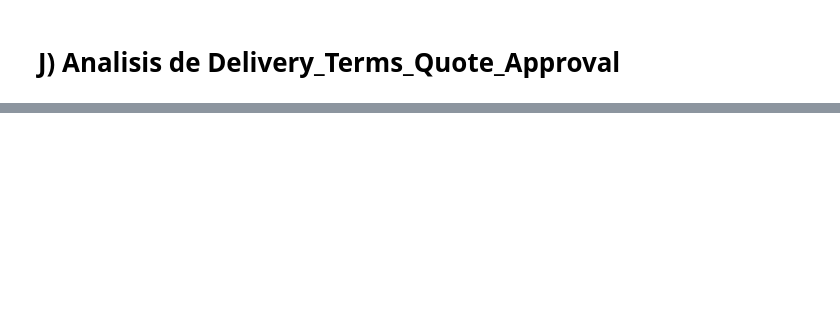
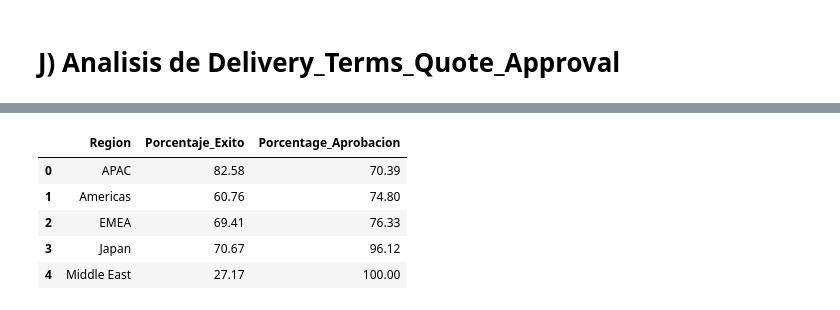
Before and after one commit to FerFabbiano/tp1-OrganizacionDeDatos, a Jupyter notebook: TP1_OrgaDeDatos.ipynb, the cells around one changed output, grey strips where cells are left out. Saved outputs shown, nothing was run; the diff lists cells and outputs as text; code cells hidden in the pictures; blank space fills up the shorter version.

```diff
--- a/TP1_OrgaDeDatos.ipynb
+++ b/TP1_OrgaDeDatos.ipynb
@@ -1260,4 +1047,5 @@ necesita_delivery_terms_region = entrenamientoDf.groupby("Region").agg({"Pricing
 necesita_delivery_terms_region["Pricing, Delivery_Terms_Quote_Appr"]= necesita_delivery_terms_region["Pricing, Delivery_Terms_Quote_Appr"].astype(float)
 necesita_delivery_terms_region["Opportunity_ID"] = necesita_delivery_terms_region["Opportunity_ID"].astype(float)
 necesita_delivery_terms_region["Porcentaje_requerimiento_aprovacion"] = (necesita_delivery_terms_region["Pricing, Delivery_Terms_Quote_Appr"] / necesita_delivery_terms_region["Opportunity_ID"]) * 100
-necesita_delivery_terms_region
+porcentaje_aprobacion_req_region = necesita_delivery_terms_region[["Region", "Porcentaje_requerimiento_aprovacion"]]
+porcentaje_aprobacion_req_region.to_csv("porcentaje_aprobacion_req_region.csv")
@@ -1264,14 +1059,25 @@ necesita_delivery_terms_region
 # %%
 #Analizamos si influye esto en los casos ganados con el porcentaje exito.
 exito_regiones_Segun_aprobacion = entrenamientoDf
 exito_regiones_Segun_aprobacion["Total_Oportunidades"] = entrenamientoDf["Stage"].count()
 exito_regiones_Segun_aprobacion["Casos_Ganados"] = exito_regiones_Segun_aprobacion["Stage"] == "Closed Won"
-exito_regiones_Segun_aprobacion = exito_regiones_Segun_aprobacion.groupby("Region").agg({"Pricing, Delivery_Terms_Quote_Appr" : "sum", "Casos_Ganados" :'sum'})
+exito_regiones_Segun_aprobacion = exito_regiones_Segun_aprobacion.groupby("Region").agg({"Pricing, Delivery_Terms_Quote_Appr" : "sum", "Casos_Ganados" :'sum', "Total_Oportunidades" : "min"})
 exito_regiones_Segun_aprobacion["Pricing, Delivery_Terms_Quote_Appr"] = exito_regiones_Segun_aprobacion["Pricing, Delivery_Terms_Quote_Appr"].astype(float)
 exito_regiones_Segun_aprobacion["Casos_Ganados"] = exito_regiones_Segun_aprobacion["Casos_Ganados"].astype(float)
 
 exito_regiones_Segun_aprobacion["Porcentaje_Exito"] = (exito_regiones_Segun_aprobacion["Casos_Ganados"] / exito_regiones_Segun_aprobacion["Pricing, Delivery_Terms_Quote_Appr"]) * 100
-exito_regiones_Segun_aprobacion
+
+exito_regiones_Segun_aprobacion = exito_regiones_Segun_aprobacion.reset_index()
+exito_regiones_Segun_aprobacion = exito_regiones_Segun_aprobacion[["Region", "Porcentaje_Exito"]]
+exito_regiones_Segun_aprobacion["Porcentage_Aprobacion"] = porcentaje_aprobacion_req_region["Porcentaje_requerimiento_aprovacion"]
+exito_regiones_Segun_aprobacion.to_csv("exito_regiones_Segun_porcentaje_aprobacion.csv")
+# %% [output]
+|  | Region | Porcentaje_Exito | Porcentage_Aprobacion |
+| 0 | APAC | 82.58 | 70.39 |
+| 1 | Americas | 60.76 | 74.80 |
+| 2 | EMEA | 69.41 | 76.33 |
+| 3 | Japan | 70.67 | 96.12 |
+| 4 | Middle East | 27.17 | 100.00 |
 # %%
 # 10 Billing_Country con mayor requerimiento de aprovacion especial
 aprobacion_segun_territorio = entrenamientoDf
```
Also changed, not shown: parts of 31 cells of this notebook, 14 other files.
